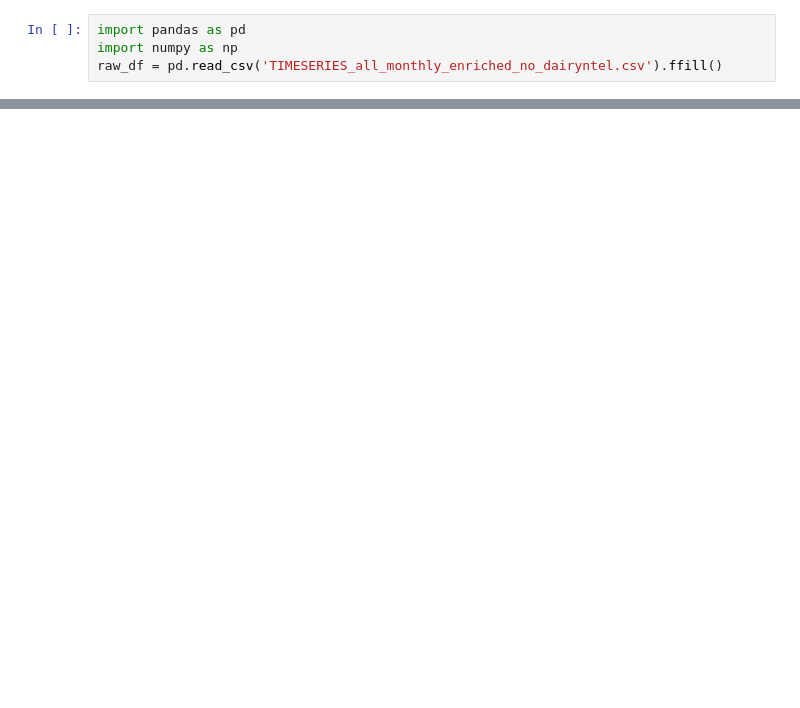
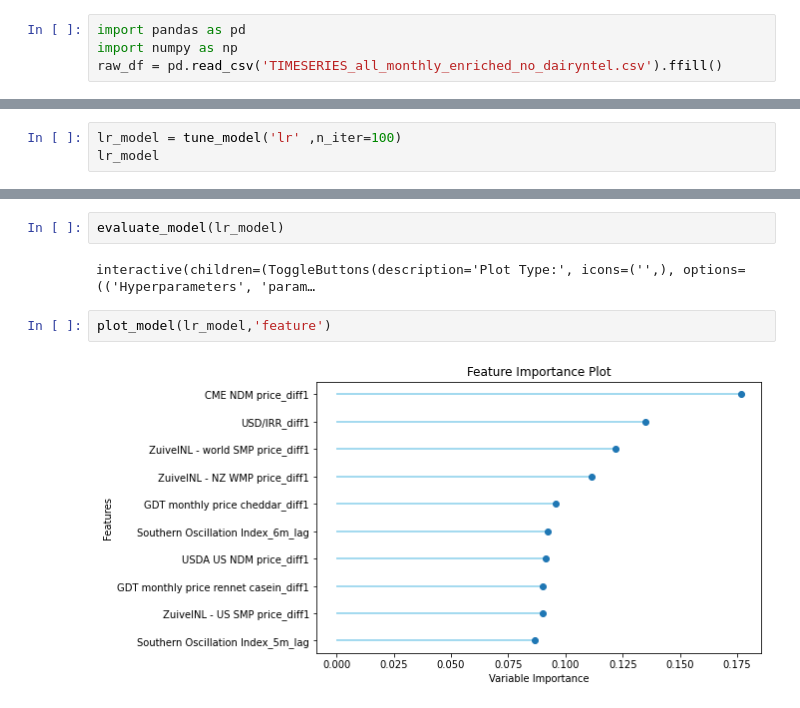
Before and after one commit to Robbie-Luo/solar-backtesting, a Jupyter notebook: pycaret.ipynb, the cells around one changed output, grey strips where cells are left out. Drawn from its saved outputs; the diff is of its cells as text; blank space fills up the shorter version.

```diff
--- a/pycaret.ipynb
+++ b/pycaret.ipynb
@@ -78,0 +73,3 @@ IntProgress(value=0, description='Processing: ', max=170)
+# %%
+lr_model = tune_model('lr' ,n_iter=100)
+lr_model
@@ -79 +95,9 @@ IntProgress(value=0, description='Processing: ', max=170)
+# %%
+evaluate_model(lr_model)
+# %% [output]
+interactive(children=(ToggleButtons(description='Plot Type:', icons=('',), options=(('Hyperparameters', 'param…
+# %%
+plot_model(lr_model,'feature')
+# %% [output]
+[figure, added]
 # %%
```
Also changed, not shown: parts of 11 cells of this notebook, 1 other file.
